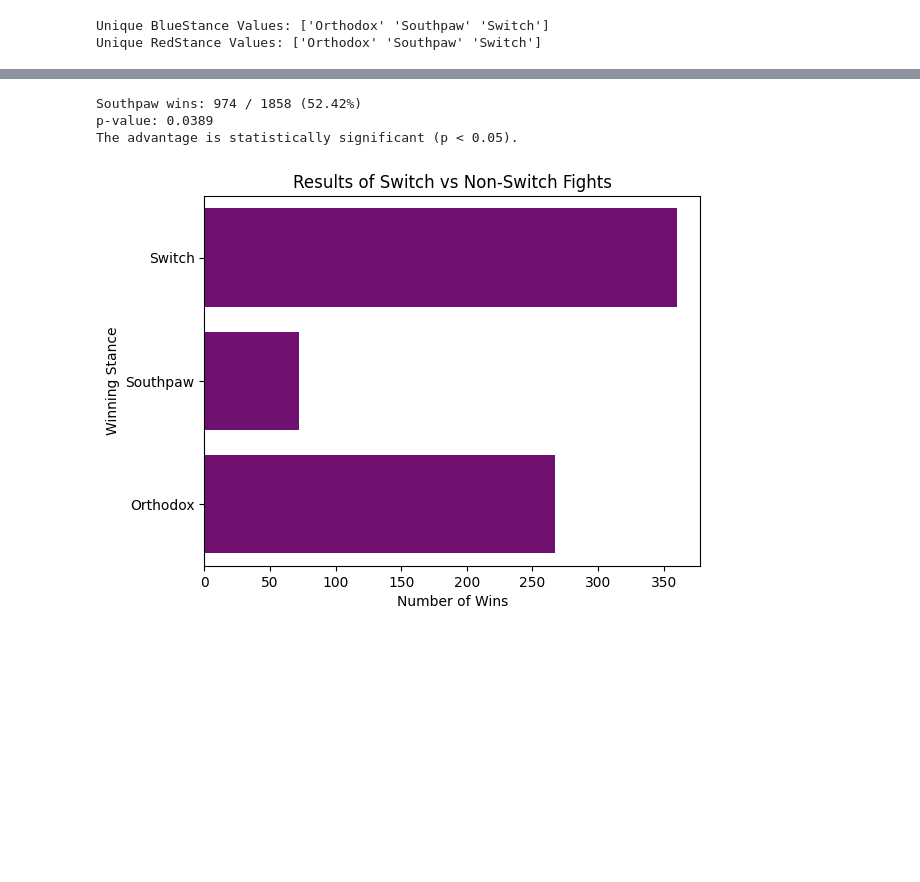
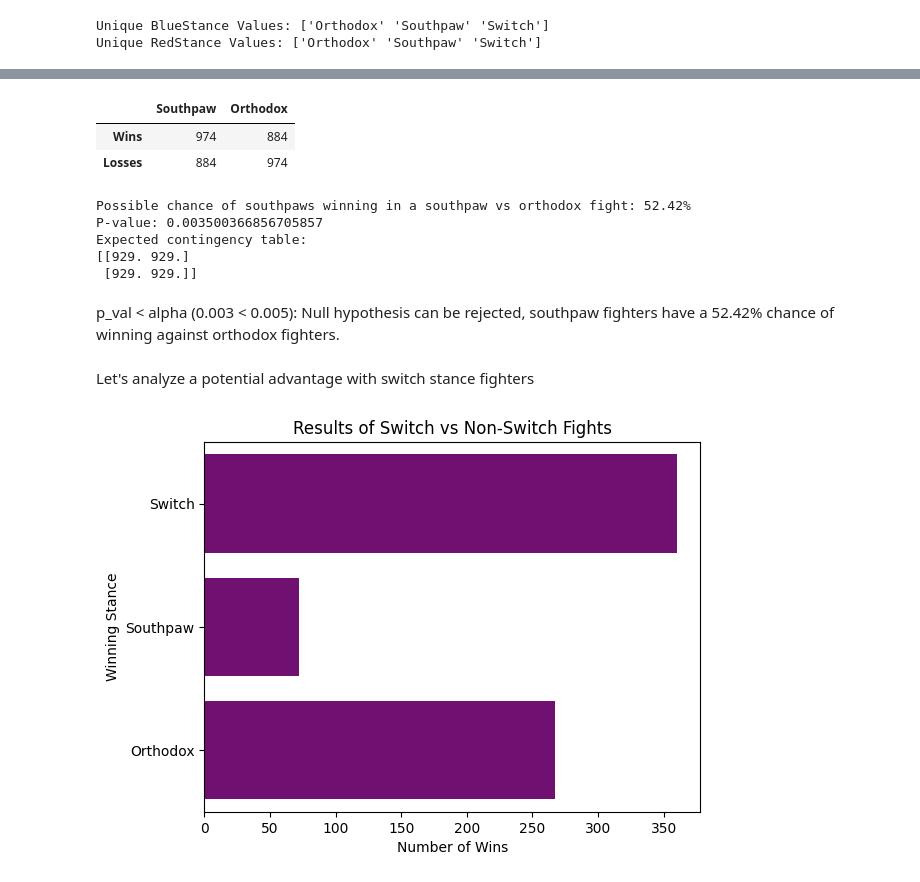
Before and after one commit to jmanlang/ufc-data-analysis, a Jupyter notebook: analysis.ipynb, the cells around one changed output, grey strips where cells are left out. Cells and saved outputs as stored; diff of their text form; code cells hidden in the pictures; blank space fills up the shorter version.

```diff
--- a/analysis.ipynb
+++ b/analysis.ipynb
@@ -270,28 +289,42 @@ plt.show()
 # %%
 # Count number of Southpaw wins in Southpaw vs Orthodox fights
 southpaw_wins = np.sum(
     np.where(
         southpaw_fights['Winner'] == 'Red',
         southpaw_fights['RedStance'],
         southpaw_fights['BlueStance']
     ) == 'Southpaw'
 )
 
 total_southpaw_fights = len(southpaw_fights)
 
-# Null hypothesis: Southpaw wins 50% of the time
-result = binomtest(southpaw_wins, total_southpaw_fights, p=0.5, alternative='two-sided')
-print(f"Southpaw wins: {southpaw_wins} / {total_southpaw_fights} ({(southpaw_wins/total_southpaw_fights)*100:.2f}%)")
-print(f"p-value: {result.pvalue:.4f}")
-
-if result.pvalue < 0.05:
-    print("The advantage is statistically significant (p < 0.05).")
-else:
-    print("No statistically significant advantage (p >= 0.05).")
+# Create contingency table for Chi-squared test
+svo_ct = pd.DataFrame(data={
+    'Southpaw': [southpaw_wins, total_southpaw_fights-southpaw_wins],
+    'Orthodox': [total_southpaw_fights-southpaw_wins, southpaw_wins]},
+                     index=['Wins', 'Losses'])
+svo_ct
 # %% [output]
-Southpaw wins: 974 / 1858 (52.42%)
-p-value: 0.0389
-The advantage is statistically significant (p < 0.05).
+|  | Southpaw | Orthodox |
+| Wins | 974 | 884 |
+| Losses | 884 | 974 |
+# %%
+# Chi-squared test for southpaw advantage
+print(f"Possible chance of southpaws winning in a southpaw vs orthodox fight: {(southpaw_wins / total_southpaw_fights)*100:.2f}%")
+chi2_stat, p_value, dof, expected_counts = chi2_contingency(svo_ct)
+print(f"P-value: {p_value}")
+print(f"Expected contingency table:\n{expected_counts}")
+# %% [output]
+Possible chance of southpaws winning in a southpaw vs orthodox fight: 52.42%
+P-value: 0.003500366856705857
+Expected contingency table:
+[[929. 929.]
+ [929. 929.]]
+# %% [markdown]
+p_val < alpha (0.003 < 0.005):
+Null hypothesis can be rejected, southpaw fighters have a 52.42% chance of winning against orthodox fighters.
+# %% [markdown]
+Let's analyze a potential advantage with switch stance fighters
 # %%
 switch_fights = analysis_df[
     (((analysis_df['RedStance'] == 'Switch') & (analysis_df['BlueStance'] != 'Switch')) |
```
Also changed, not shown: parts of 18 cells of this notebook.
